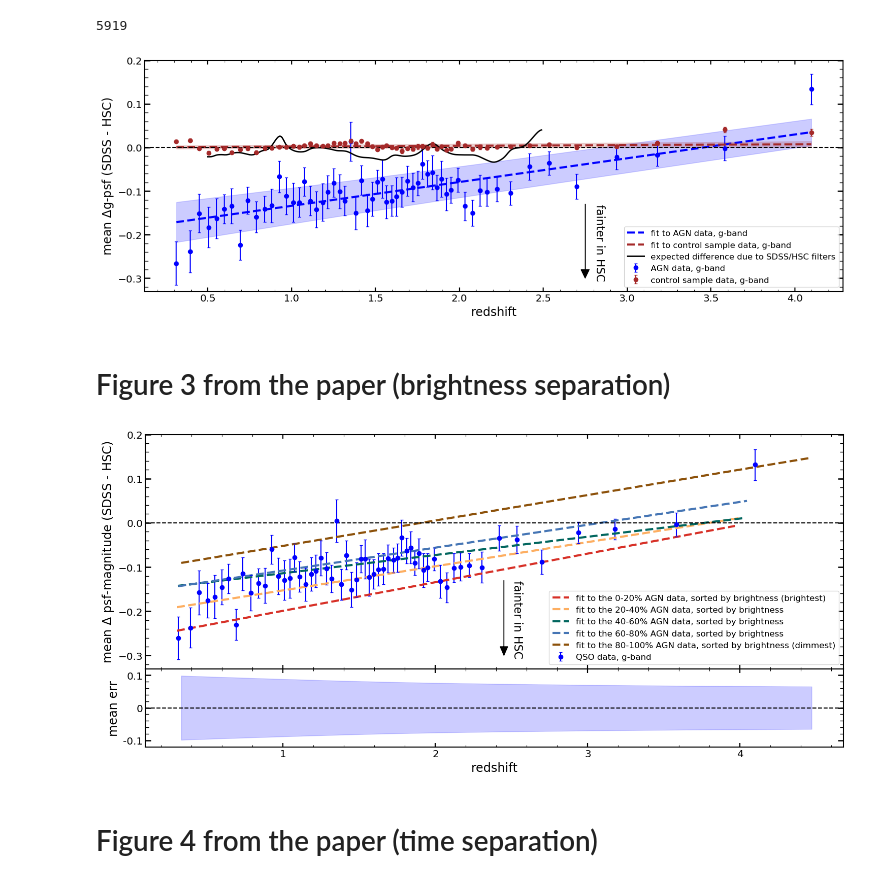
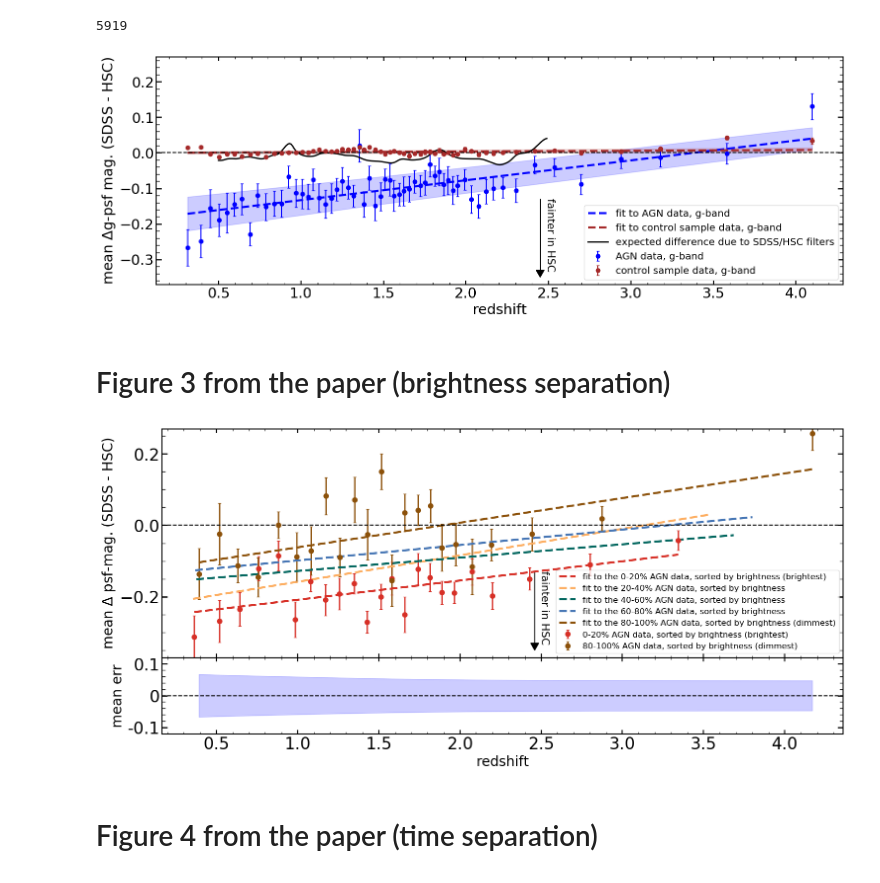
Before and after one commit to nevencaplar/AGN-Going-Down, a Jupyter notebook: NonStationarity.ipynb, the cells around one changed output. Cells and saved outputs as stored; diff of their text form; code cells hidden in the pictures.

```diff
--- a/NonStationarity.ipynb
+++ b/NonStationarity.ipynb
@@ -42,7 +42,13 @@ display(HTML("<style>.container { width:100% !important; }</style>"))
 import matplotlib
 import matplotlib.pyplot as plt
 from matplotlib.colors import LogNorm
-matplotlib.rcParams.update({'font.size': 16})
+matplotlib.rcParams.update({'font.size': 20})
+matplotlib.rcParams.update({'axes.labelsize': 'large'})
+matplotlib.rcParams.update({'xtick.labelsize': 'large'})
+matplotlib.rcParams.update({'ytick.labelsize': 'large'})
+matplotlib.rcParams.update({'legend.fontsize': 'large'})
+matplotlib.rcParams.update({'errorbar.capsize': 3})
+
 %config InlineBackend.rc = {}
 %matplotlib inline
 %config IPython.matplotlib.backend = "retina"
@@ -1249,19 +1255,19 @@ plt.fill_between(res_redshift_fake_QSO_array_g[0], p20_fake_QSO_array_g[0][2],p2
 plt.plot(HSC_SDSS_filter_redshift_dependence_redshift,-HSC_SDSS_filter_redshift_dependence_dg_Vandenberk,\
          ls='-',color='black',lw=2,label='expected difference due to SDSS/HSC filters')
 
-plt.arrow(2.75,-0.13,-0.,-0.15,head_length=0.02,head_width=0.05,color='black')
-plt.text(2.8,-0.15,'fainter in HSC',rotation=270,size=16)
+plt.arrow(2.45,-0.13,-0.,-0.2,head_length=0.02,head_width=0.05,color='black')
+plt.text(2.48,-0.15,'fainter in HSC',rotation=270,size=15.5)
 
-plt.ylabel('mean $\Delta$g-psf (SDSS - HSC)')
+plt.ylabel('mean $\Delta$g-psf mag. (SDSS - HSC)')
 plt.xlabel('redshift')
-plt.ylim(-0.33,0.2)
+plt.ylim(-0.37,0.27)
 plt.axhline(0,color='black',ls='--')
 plt.legend()
 
 plt.savefig(FIGURES_PDF_DIRECTORY + 'Figure2_filter_and_control_sample.pdf', bbox_inches='tight')
 plt.savefig(FIGURES_PNG_DIRECTORY + 'Figure2_filter_and_control_sample.png', bbox_inches='tight')
 # %% [output]
-[figure, old version]
+[figure, new version]
 # %% [markdown]
 # Figure 3 from the paper (brightness separation)
 # %%
@@ -1324,16 +1330,16 @@ main_ax.plot(res_redshift_array_g[5],p20_array_g[5][0],ls='--',color='#8c510a',a
 
 # uncomment to see individual datapoints
 
-#main_ax.errorbar(res_redshift_array_g[1],res_delta_redshift_via_redshift_array_g[1],yerr=res_delta_redshift_via_redshift_err_array_g[1],\
-#             marker='o',capsize=2,ls='',color='#d73027',label='0-20% AGN data, sorted by brightness')
+main_ax.errorbar(res_redshift_array_g[1],res_delta_redshift_via_redshift_array_g[1],yerr=res_delta_redshift_via_redshift_err_array_g[1],\
+             marker='o',markersize=7,elinewidth=2,ls='',color='#d73027',label='0-20% AGN data, sorted by brightness (brightest)')
 #main_ax.errorbar(res_redshift_array_g[2],res_delta_redshift_via_redshift_array_g[2],yerr=res_delta_redshift_via_redshift_err_array_g[2],\
-#             marker='o',capsize=2,ls='',color='#fdae61',label='20-40% AGN data, sorted by brightness')
+#             marker='o',markersize=7,elinewidth=2,ls='',color='#fdae61',label='20-40% AGN data, sorted by brightness')
 #main_ax.errorbar(res_redshift_array_g[3],res_delta_redshift_via_redshift_array_g[3],yerr=res_delta_redshift_via_redshift_err_array_g[3],\
-#             marker='o',capsize=2,ls='',color='#01665e',label='40-60% AGN data, sorted by brightness')
+#             marker='o',markersize=7,elinewidth=2,ls='',color='#01665e',label='40-60% AGN data, sorted by brightness')
 #main_ax.errorbar(res_redshift_array_g[4],res_delta_redshift_via_redshift_array_g[4],yerr=res_delta_redshift_via_redshift_err_array_g[4],\
-#             marker='o',capsize=2,ls='',color='#4575b4',label='60-80% AGN data, sorted by brightness')
-#main_ax.errorbar(res_redshift_array_g[5],res_delta_redshift_via_redshift_array_g[5],yerr=res_delta_redshift_via_redshift_err_array_g[5],\
-#             marker='o',capsize=2,ls='',color='#8c510a',label='80-100% AGN data, sorted by brightness (dimmest)')
+#             marker='o',markersize=7,elinewidth=2,ls='',color='#4575b4',label='60-80% AGN data, sorted by brightness')
+main_ax.errorbar(res_redshift_array_g[5],res_delta_redshift_via_redshift_array_g[5],yerr=res_delta_redshift_via_redshift_err_array_g[5],\
+             marker='o',markersize=7,elinewidth=2,ls='',color='#8c510a',label='80-100% AGN data, sorted by brightness (dimmest)')
 
 # uncomment in order to see uncertainty bands on the main plot
 
@@ -1344,45 +1350,45 @@ main_ax.plot(res_redshift_array_g[5],p20_array_g[5][0],ls='--',color='#8c510a',a
 #main_ax.fill_between(res_redshift_array_g[5],p20_array_g[5][2],p20_array_g[5][1], color='#8c510a', alpha='0.2')
 
 # data for the whole dataset
-main_ax.errorbar(res_redshift_array_g[0],res_delta_redshift_via_redshift_array_g[0],yerr=res_delta_redshift_via_redshift_err_array_g[0],\
-                 marker='o',capsize=2,ls='',color='blue',label='QSO data, g-band')
+#main_ax.errorbar(res_redshift_array_g[0],res_delta_redshift_via_redshift_array_g[0],yerr=res_delta_redshift_via_redshift_err_array_g[0],\
+#                 marker='o',capsize=2,ls='',color='blue',label='QSO data, g-band')
 
-main_ax.set_ylabel('mean $\Delta$ psf-magnitude (SDSS - HSC)')
-main_ax.set_xlabel('redshift')
-main_ax.set_ylim(-0.33,0.2)
+main_ax.set_ylabel('mean $\Delta$ psf-mag. (SDSS - HSC)',fontsize=20)
+main_ax.set_xlabel('redshift',fontsize=20)
+main_ax.set_ylim(-0.37,0.27)
 main_ax.axhline(0,color='black',ls='--')
-main_ax.legend()
+main_ax.legend(fontsize=12)
 
-main_ax.arrow(2.45,-0.13,-0.,-0.15,head_length=0.02,head_width=0.05,color='black')
-main_ax.text(2.5,-0.15,'fainter in HSC',rotation=270,size=16)
+main_ax.arrow(2.46,-0.13,-0.,-0.2,head_length=0.02,head_width=0.05,color='black')
+main_ax.text(2.49,-0.15,'fainter in HSC',rotation=270,size=15.5)
 
 # smaller plot showing prediction bands
 err_ax.fill_between(res_redshift_array_g[5],lower_limit_many_mean,upper_limit_many_mean, color='blue', alpha='0.2')
 
 # individual prediction bands
 # you can see that more luminous objects have somewhat smaller uncertanies, as expected given that AGN variability decreases as luminosity increses
 
 #err_ax.plot(res_redshift_array_g[1],-np.abs(p20_array_g[1][0]-p20_array_g[1][2]), color='#d73027',ls='--')
 #err_ax.plot(res_redshift_array_g[1],np.abs(p20_array_g[1][1]-p20_array_g[1][0]), color='#d73027', ls='--')
 #err_ax.plot(res_redshift_array_g[2],-np.abs(p20_array_g[2][0]-p20_array_g[2][2]), color='#fdae61',ls='--')
 #err_ax.plot(res_redshift_array_g[2],np.abs(p20_array_g[2][1]-p20_array_g[2][0]), color='#fdae61', ls='--')
 #err_ax.plot(res_redshift_array_g[3],-np.abs(p20_array_g[3][0]-p20_array_g[3][2]), color='#01665e',ls='--')
 #err_ax.plot(res_redshift_array_g[3],np.abs(p20_array_g[3][1]-p20_array_g[3][0]), color='#01665e', ls='--')
 #err_ax.plot(res_redshift_array_g[4],-np.abs(p20_array_g[4][0]-p20_array_g[4][2]), color='#4575b4',ls='--')
 #err_ax.plot(res_redshift_array_g[4],np.abs(p20_array_g[4][1]-p20_array_g[4][0]), color='#4575b4', ls='--')
 #err_ax.plot(res_redshift_array_g[5],-np.abs(p20_array_g[5][0]-p20_array_g[5][2]), color='#8c510a',ls='--')
 #err_ax.plot(res_redshift_array_g[5],np.abs(p20_array_g[5][1]-p20_array_g[5][0]), color='#8c510a', ls='--')
 
 err_ax.set_ylim(-0.12,0.12)
 err_ax.set_yticks([-0.1,0,0.1])
 err_ax.axhline(0,color='black',ls='--')
-err_ax.set_ylabel('mean err')
-err_ax.set_xlabel('redshift')
+err_ax.set_ylabel('mean err',fontsize=20)
+err_ax.set_xlabel('redshift',fontsize=20)
 
 plt.savefig(FIGURES_PDF_DIRECTORY + 'Figure3_brightness_separated.pdf', bbox_inches='tight')
 plt.savefig(FIGURES_PNG_DIRECTORY + 'Figure3_brightness_separated.png', bbox_inches='tight')
 # %% [output]
-[figure, old version]
+[figure, new version]
 # %% [markdown]
 # Figure 4 from the paper (time separation)
 # %%
```
Also changed, not shown: parts of 8 cells of this notebook, 14 other files.
